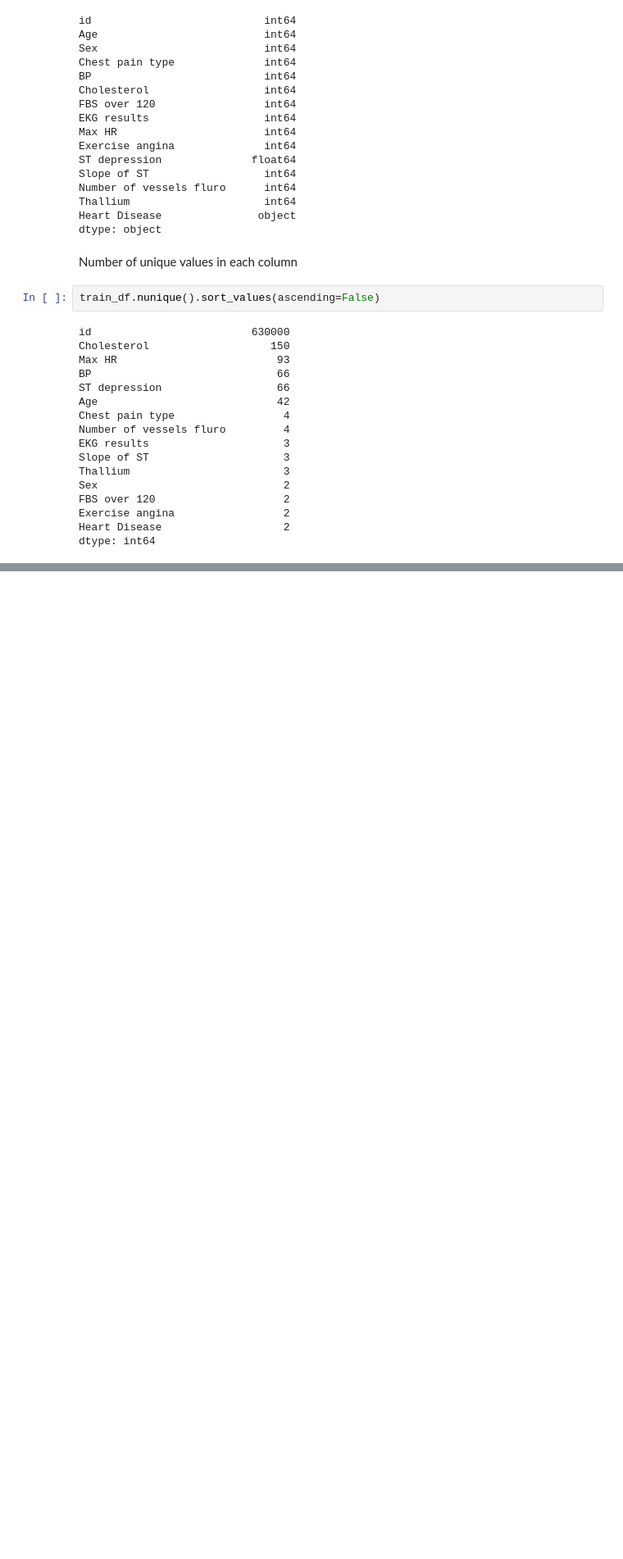
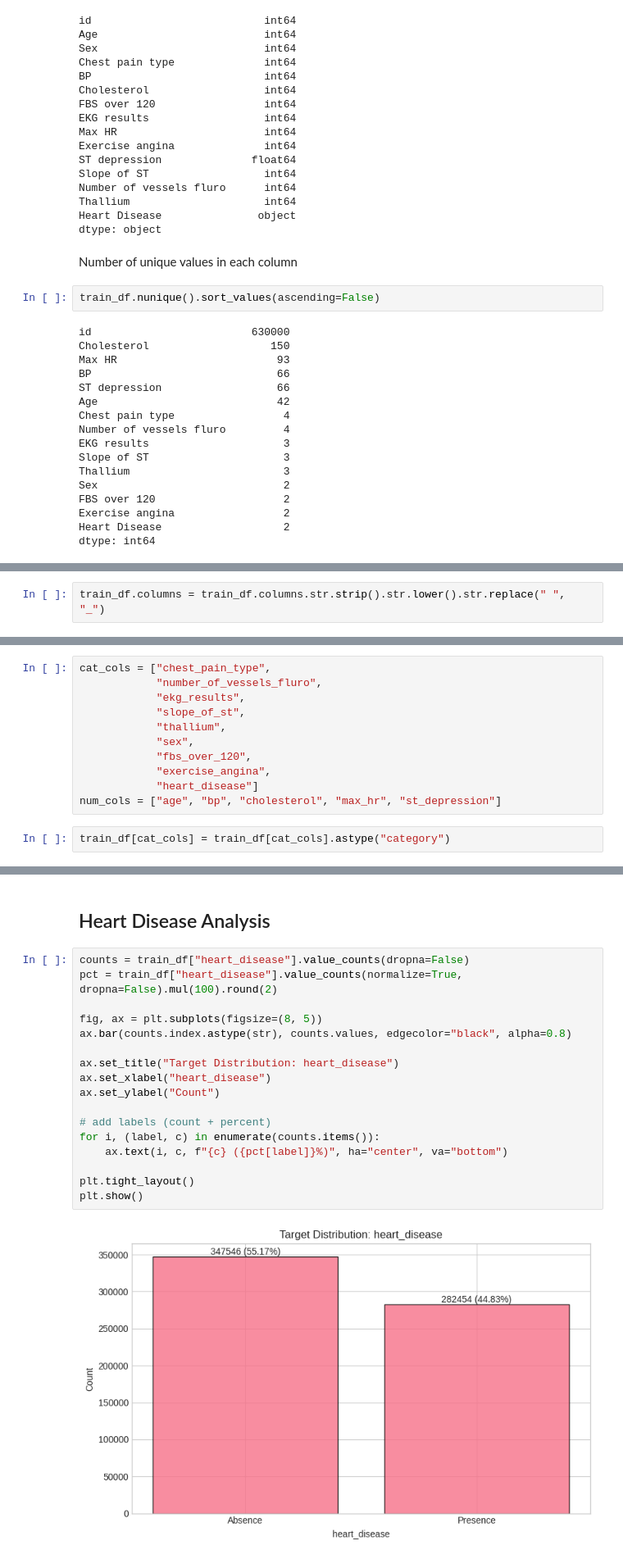
Before and after one commit to carrliitos/predicting-heart-disease, a Jupyter notebook: src/notebooks/01_EDA/01_EDA.ipynb, the cells around one changed output, grey strips where cells are left out. Shown at 82% size. Drawn from its saved outputs; the diff is of its cells as text; blank space fills up the shorter version.

```diff
--- a/src/notebooks/01_EDA/01_EDA.ipynb
+++ b/src/notebooks/01_EDA/01_EDA.ipynb
@@ -122,0 +127,2 @@ dtype: int64
+# %%
+train_df.columns = train_df.columns.str.strip().str.lower().str.replace(" ", "_")
@@ -122,0 +154,13 @@ dtype: int64
+# %%
+cat_cols = ["chest_pain_type",
+            "number_of_vessels_fluro",
+            "ekg_results",
+            "slope_of_st",
+            "thallium",
+            "sex",
+            "fbs_over_120",
+            "exercise_angina",
+            "heart_disease"]
+num_cols = ["age", "bp", "cholesterol", "max_hr", "st_depression"]
+# %%
+train_df[cat_cols] = train_df[cat_cols].astype("category")
@@ -122,0 +206,21 @@ dtype: int64
+# %% [markdown]
+## Heart Disease Analysis
+# %%
+counts = train_df["heart_disease"].value_counts(dropna=False)
+pct = train_df["heart_disease"].value_counts(normalize=True, dropna=False).mul(100).round(2)
+
+fig, ax = plt.subplots(figsize=(8, 5))
+ax.bar(counts.index.astype(str), counts.values, edgecolor="black", alpha=0.8)
+
+ax.set_title("Target Distribution: heart_disease")
+ax.set_xlabel("heart_disease")
+ax.set_ylabel("Count")
+
+# add labels (count + percent)
+for i, (label, c) in enumerate(counts.items()):
+    ax.text(i, c, f"{c} ({pct[label]}%)", ha="center", va="bottom")
+
+plt.tight_layout()
+plt.show()
+# %% [output]
+[figure, added]
```
Also changed, not shown: parts of 15 cells of this notebook.
